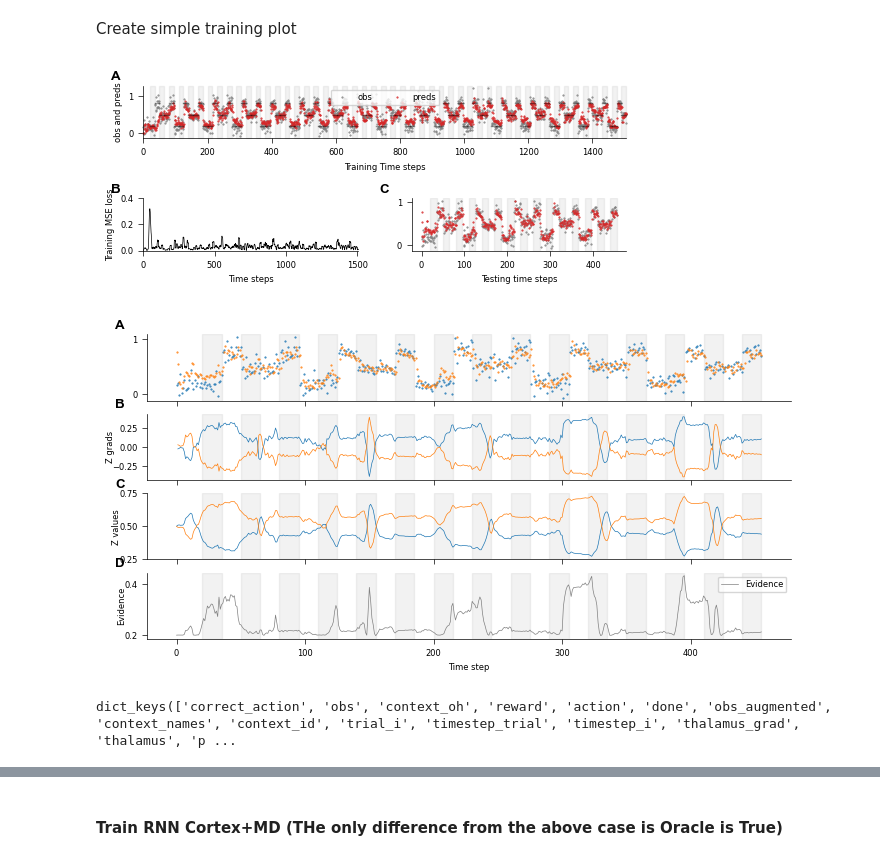
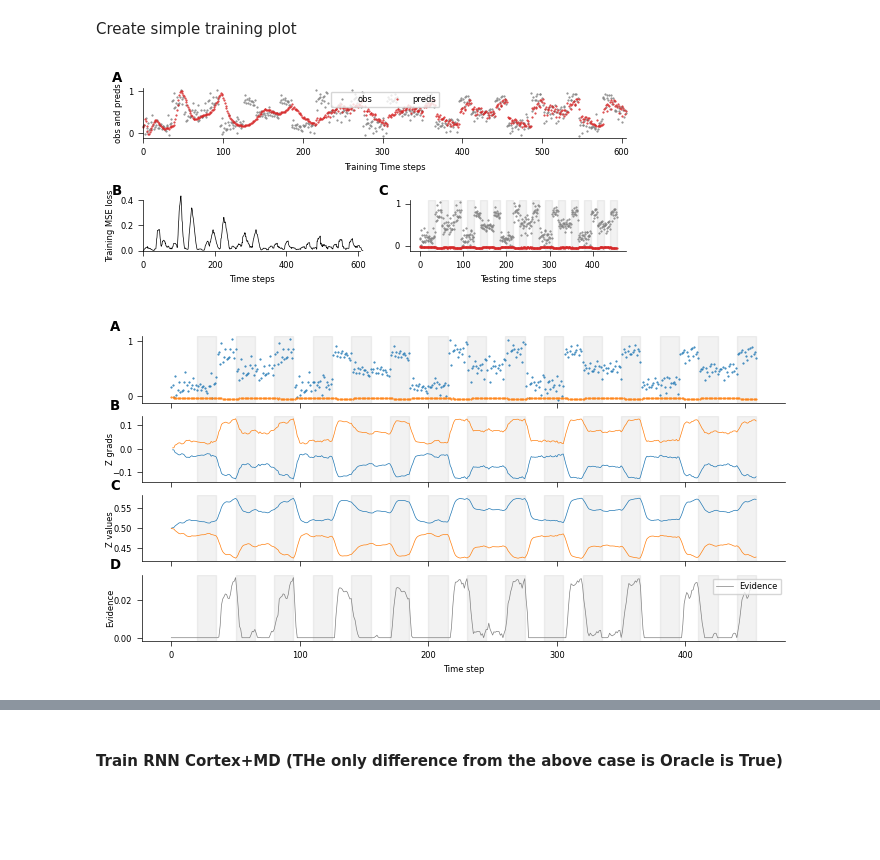
Before and after one commit to hummosa/contextual_switching_task, a Jupyter notebook: hierarchical_gaussians.ipynb, the cells around one changed output, grey strips where cells are left out. Drawn from its saved outputs; the diff is of its cells as text; code cells hidden in the pictures; blank space fills up the shorter version.

```diff
--- a/hierarchical_gaussians.ipynb
+++ b/hierarchical_gaussians.ipynb
@@ -61,38 +61,38 @@ config.default_std = default_std
 scale = 3
 training_phase_1_config = {'context_transition_function':'two_sequences',
         'max_trials_per_block':int(scale*5), 'min_trials_per_block':int(scale*2),
-        'context_switch_rate': 1/(scale*(5-3)), 'no_of_blocks':30}
+        'context_switch_rate': 1/(scale*(5-3)), 'no_of_blocks':40}
 config.training_phases= [{'start_ts': 1, 'config': training_phase_1_config}]
 logger = Logger(config)
 env = Generative_environment(config, experiment=7)
 model = LSTM_model(config,hidden_size=100)
 weights = [p for n,p in model.named_parameters() if n !='thalamus']
-weights = weights + [model.get_parameter('thalamus')]
+# weights = weights + [model.get_parameter('thalamus')]
 WU_optimizer = optim.Adam(weights, lr=0.001)
 ts_in_training= 0
-horizon = training_phase_1_config['max_trials_per_block'] * (1+1+1)
-
+# horizon = training_phase_1_config['max_trials_per_block'] * (1+1+1)
+horizon = 5
 _use_oracle = False
-memory_buffer, losses = adapt_model_v2(model, env, _use_oracle, config, WU_optimizer, horizon, nn.MSELoss(), ts_in_training, logger)
+# memory_buffer, losses = adapt_model_v2(model, env, _use_oracle, config, WU_optimizer, horizon, nn.MSELoss(), ts_in_training, logger)
 # plot_behavior(memory_buffer, env, losses, config, _use_oracle )
 
 
 # Testing and plotting
 config.training_phases[0]['config']['no_of_blocks'] = 30
 testing_env = Generative_environment(config, experiment=7)
 
 # horizon = 5
 optimizer = torch.optim.SGD([model.get_parameter('thalamus')], lr=.30, momentum=0.5)
 logger = Logger(config)
 criterion = nn.MSELoss(reduction='sum')
 _use_oracle = False
 _use_optimized_thalamus = False
 testing_memory_buffer, testing_losses = adapt_model_v2(model, testing_env, _use_oracle, config, optimizer, horizon, criterion,
                                                 ts_in_training, logger, _use_optimized_thalamus=_use_optimized_thalamus)
 
 plot_behavior_simple(memory_buffer, env, losses, config, _use_oracle, testing_memory_buffer, testing_env)
 plot_grads(testing_memory_buffer, testing_env, x1=50, x2=np.inf)
 # plt.savefig(f'./exports/Cortex_only_CL_behavior.pdf')
 # %% [output]
-[figure, old version]
+[figure, new version]
-[figure, old version]
+[figure, new version]
@@ -107,4 +98,0 @@ context = np.array(context)
-# %%
-testing_memory_buffer.timestep_data.keys()
-# %% [output]
-dict_keys(['correct_action', 'obs', 'context_oh', 'reward', 'action', 'done', 'obs_augmented', 'context_names', 'context_id', 'trial_i', 'timestep_trial', 'timestep_i', 'thalamus_grad', 'thalamus', 'p ...
```
Also changed, not shown: parts of 6 cells of this notebook, 1 other file.
